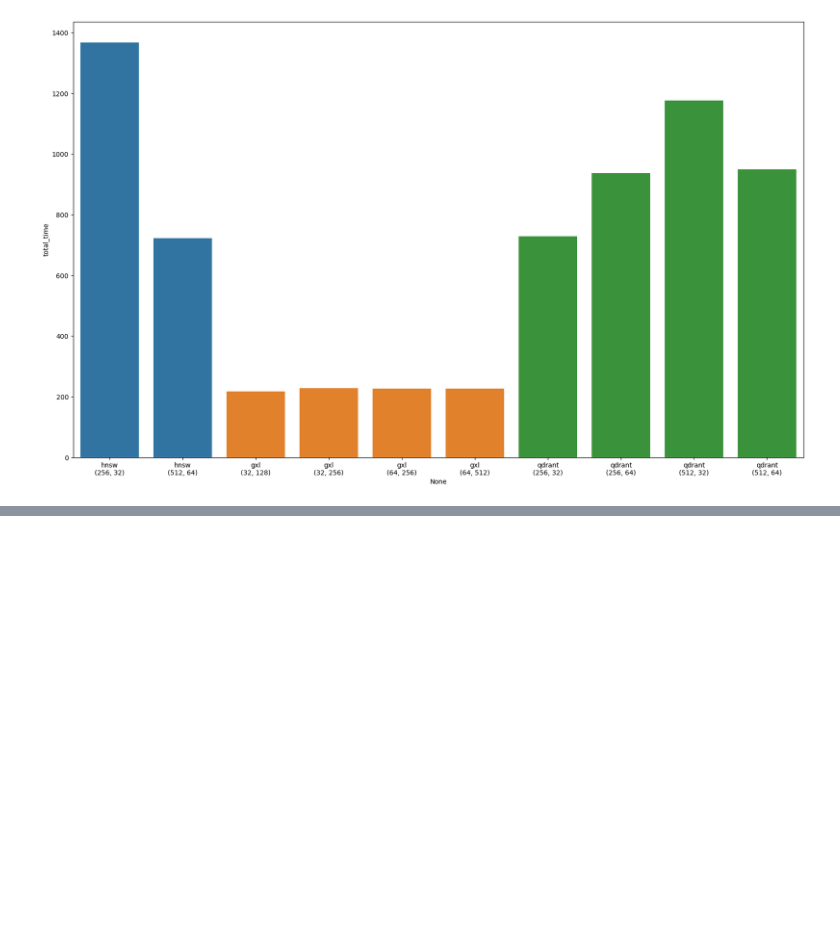
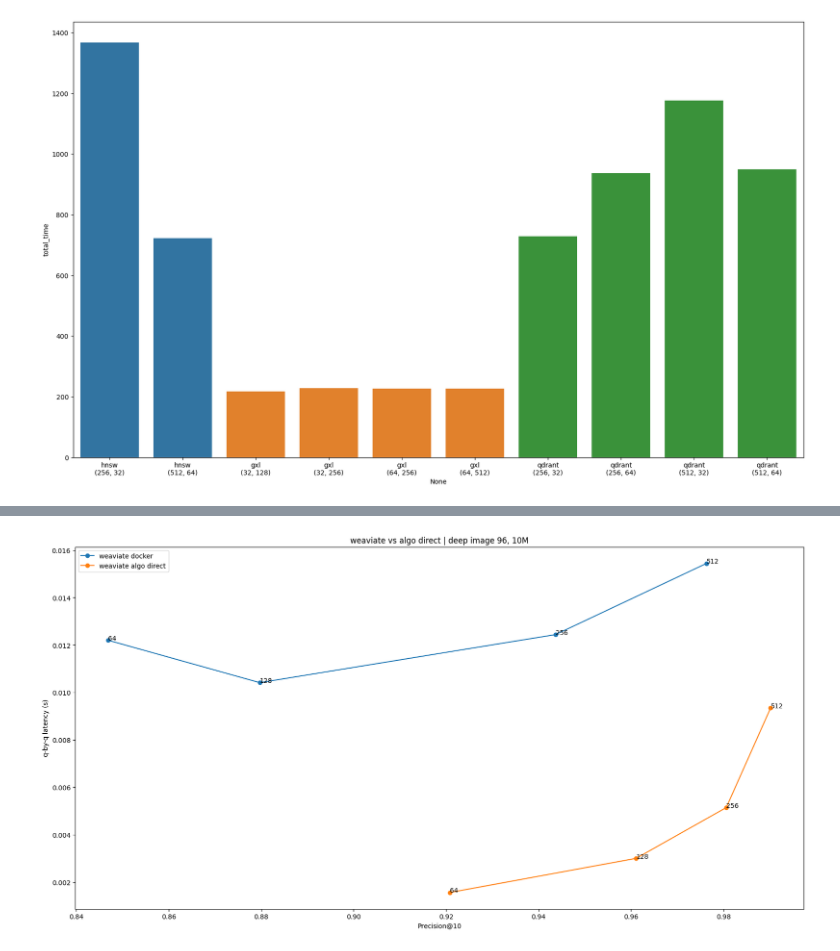
Before and after one commit to qdrant/vector-db-benchmark, a Jupyter notebook: results.ipynb, the cells around one changed output, grey strips where cells are left out. Cells and saved outputs as stored; diff of their text form; code cells hidden in the pictures; blank space fills up the shorter version.

```diff
--- a/results.ipynb
+++ b/results.ipynb
@@ -316,0 +418,22 @@ sns.barplot(x=qdrantu.index, y=qdrantu.total_time)
+# %%
+weav_copy = weav_df[(weav_df["size"] == "10M")].sort_values('ef').reset_index(drop=True)
+
+
+fig, ax = plt.subplots(figsize=(20,10))
+weav_df_docker_copy = weav_df_docker[(weav_df_docker.dataset.str.contains("deep-image")) & (weav_df_docker.parallel == 1) & (weav_df_docker.m == 16)].sort_values('ef')
+
+ax.plot(weav_df_docker_copy['mean_precisions'], weav_df_docker_copy['mean_time'], marker="o")
+for _, row in weav_df_docker_copy.iterrows():
+    ax.annotate(row.ef, (row.mean_precisions, row.mean_time))
+
+ax.plot(weav_copy['mean_precisions'], weav_copy['mean_time'], marker="o")
+for _, row in weav_copy.iterrows():
+    ax.annotate(row.ef, (row.mean_precisions, row.mean_time))
+
+ax.legend(['weaviate docker', 'weaviate algo direct'], loc='upper left')
+ax.set_title(("weaviate vs algo direct | deep image 96, 10M"))
+ax.set_xlabel("Precision@10")
+ax.set_ylabel("q-by-q latency (s)")
+fig.show()
+# %% [output]
+[figure, added]
```
Also changed, not shown: parts of 15 cells of this notebook, 4 other files.
